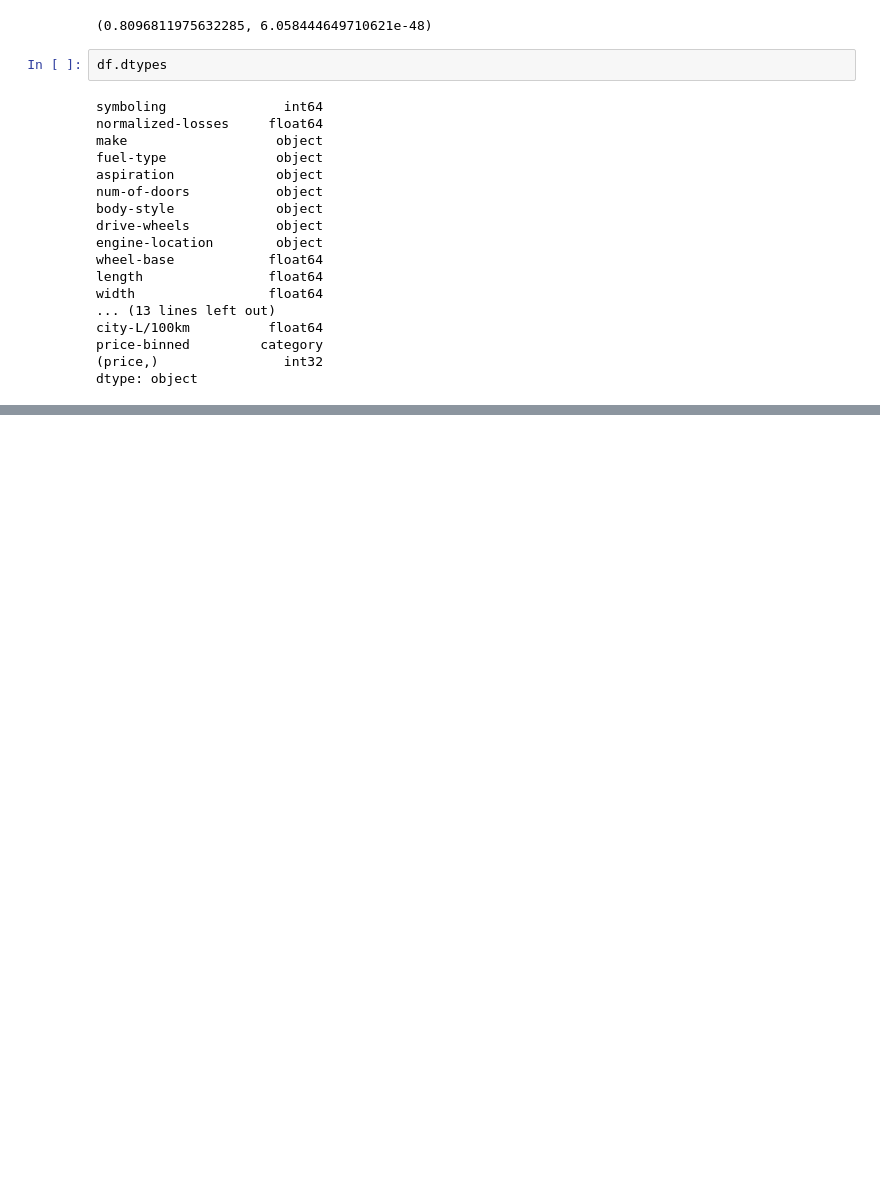
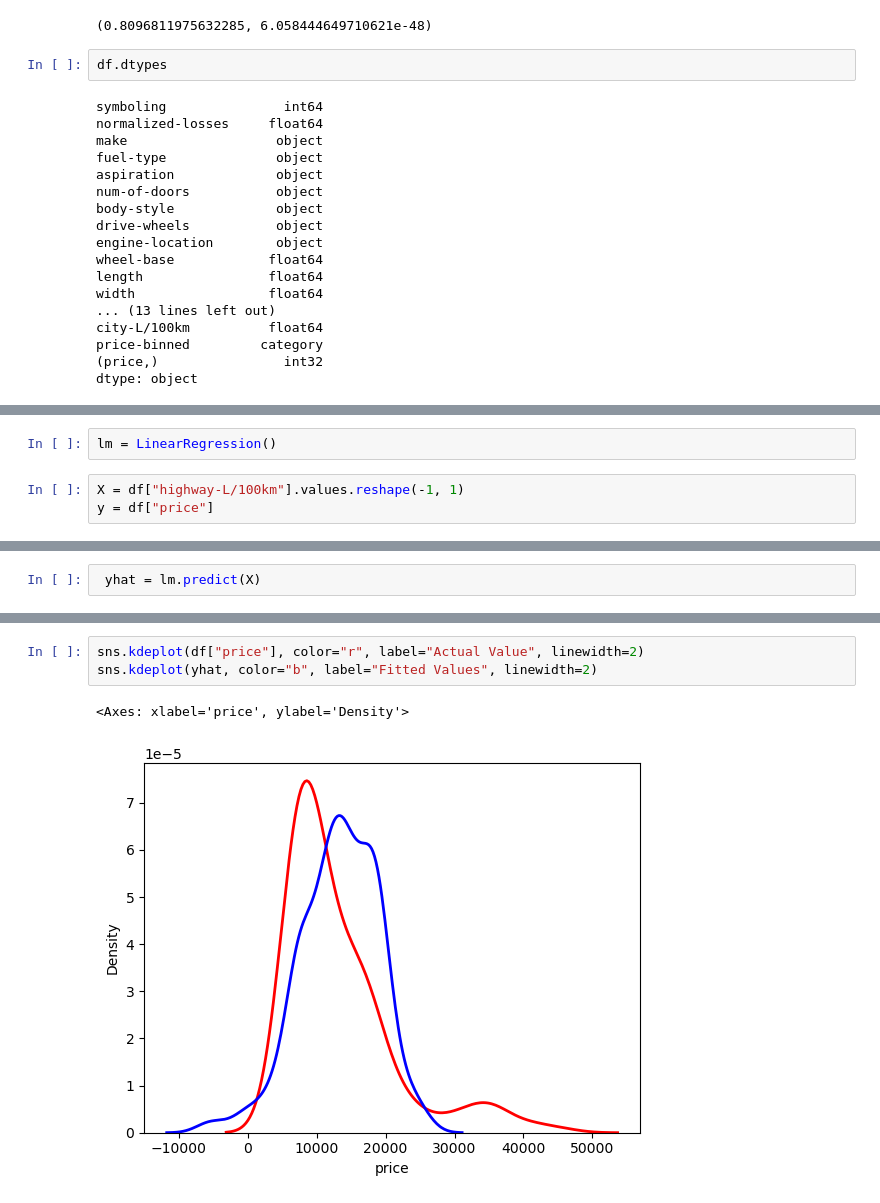
Before and after one commit to otinabrayo/IntroToPandas, a Jupyter notebook: pydata/car.ipynb, the cells around one changed output, grey strips where cells are left out. Cells and saved outputs as stored; diff of their text form; blank space fills up the shorter version.

```diff
--- a/pydata/car.ipynb
+++ b/pydata/car.ipynb
@@ -350,0 +355,5 @@ dtype: object
+# %%
+lm = LinearRegression()
+# %%
+X = df["highway-L/100km"].values.reshape(-1, 1)
+y = df["price"]
@@ -350,0 +370,2 @@ dtype: object
+# %%
+ yhat = lm.predict(X)
@@ -350,0 +385,6 @@ dtype: object
+# %%
+sns.kdeplot(df["price"], color="r", label="Actual Value", linewidth=2)
+sns.kdeplot(yhat, color="b", label="Fitted Values", linewidth=2)
+# %% [output]
+<Axes: xlabel='price', ylabel='Density'>
+[figure, added]
```
Also changed, not shown: parts of 17 cells of this notebook, 2 other files.
